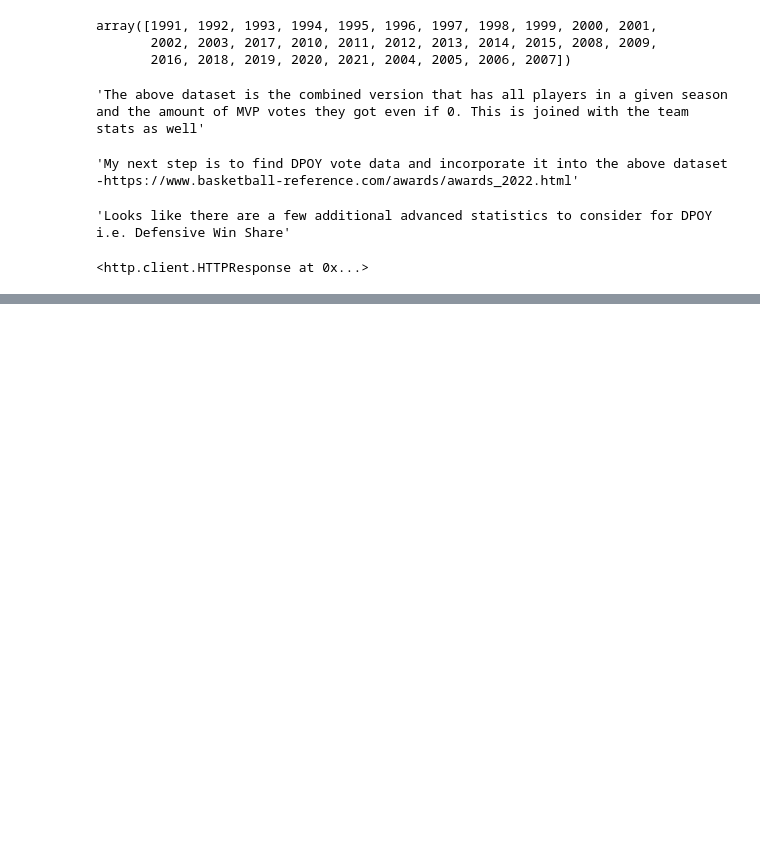
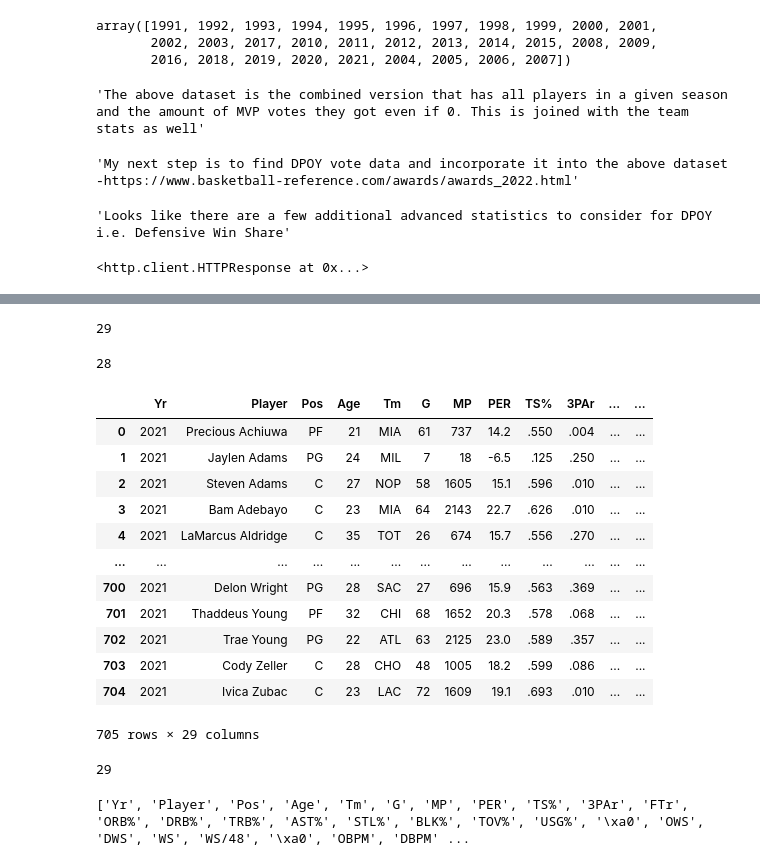
Before and after one commit to mitchellren123/NBA-Accolade-Analysis, a Jupyter notebook: NBA-Accolades.ipynb, the cells around one changed output, grey strips where cells are left out. Cells and saved outputs as stored; diff of their text form; code cells hidden in the pictures; blank space fills up the shorter version.

```diff
--- a/NBA-Accolades.ipynb
+++ b/NBA-Accolades.ipynb
@@ -337,0 +280,3 @@ soup2
+# %%
+rows_data = list(filter(None,rows_data))
+rows_data
@@ -337,0 +301,32 @@ soup2
+# %%
+headers.insert(0, 'Yr')
+# %%
+len(headers)
+# %% [output]
+29
+# %%
+year = 2021
+for i in range(0, len(rows_data)):
+    rows_data[i].insert(0, year)
+# %%
+len(rows_data[0])
+# %% [output]
+28
+# %%
+advanced_2021_players = pd.DataFrame(rows_data, columns = headers)
+# %%
+advanced_2021_players
+# %% [output]
+|  | Yr | Player | Pos | Age | Tm | G | MP | PER | TS% | 3PAr | ... | ... |
+| 0 | 2021 | Precious Achiuwa | PF | 21 | MIA | 61 | 737 | 14.2 | .550 | .004 | ... | ... |
+| 1 | 2021 | Jaylen Adams | PG | 24 | MIL | 7 | 18 | -6.5 | .125 | .250 | ... | ... |
+| 2 | 2021 | Steven Adams | C | 27 | NOP | 58 | 1605 | 15.1 | .596 | .010 | ... | ... |
+| 3 | 2021 | Bam Adebayo | C | 23 | MIA | 64 | 2143 | 22.7 | .626 | .010 | ... | ... |
+| 4 | 2021 | LaMarcus Aldridge | C | 35 | TOT | 26 | 674 | 15.7 | .556 | .270 | ... | ... |
+| ... | ... | ... | ... | ... | ... | ... | ... | ... | ... | ... | ... | ... |
+| 700 | 2021 | Delon Wright | PG | 28 | SAC | 27 | 696 | 15.9 | .563 | .369 | ... | ... |
+| 701 | 2021 | Thaddeus Young | PF | 32 | CHI | 68 | 1652 | 20.3 | .578 | .068 | ... | ... |
+| 702 | 2021 | Trae Young | PG | 22 | ATL | 63 | 2125 | 23.0 | .589 | .357 | ... | ... |
+| 703 | 2021 | Cody Zeller | C | 28 | CHO | 48 | 1005 | 18.2 | .599 | .086 | ... | ... |
+| 704 | 2021 | Ivica Zubac | C | 23 | LAC | 72 | 1609 | 19.1 | .693 | .010 | ... | ... |
+705 rows × 29 columns
@@ -337,0 +335,4 @@ soup2
+# %%
+len(advanced_2021_players.columns)
+# %% [output]
+29
@@ -337,0 +365,4 @@ soup2
+# %%
+scrape_advanced_stats(['2021'])
+# %% [output]
+['Yr', 'Player', 'Pos', 'Age', 'Tm', 'G', 'MP', 'PER', 'TS%', '3PAr', 'FTr', 'ORB%', 'DRB%', 'TRB%', 'AST%', 'STL%', 'BLK%', 'TOV%', 'USG%', '\xa0', 'OWS', 'DWS', 'WS', 'WS/48', '\xa0', 'OBPM', 'DBPM' ...
```
Also changed, not shown: parts of 9 cells of this notebook.
